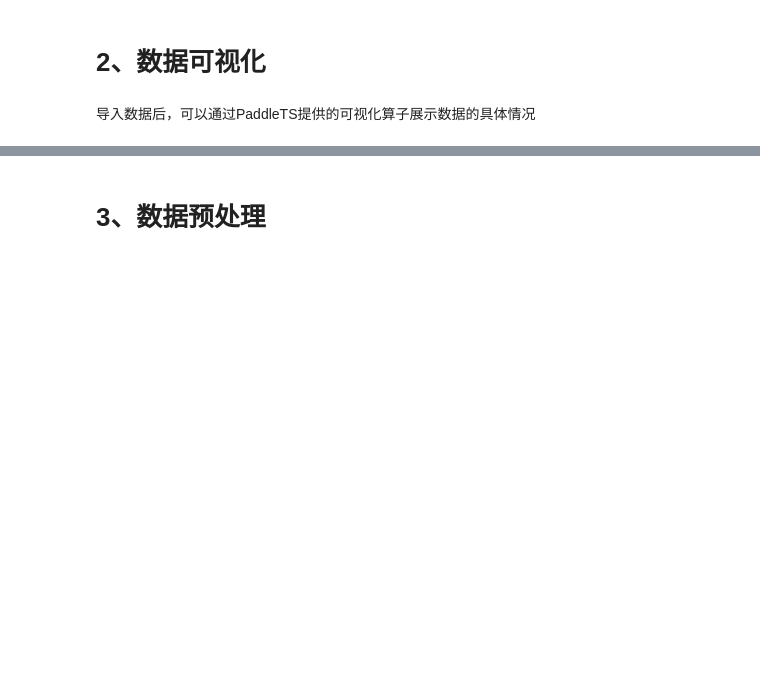
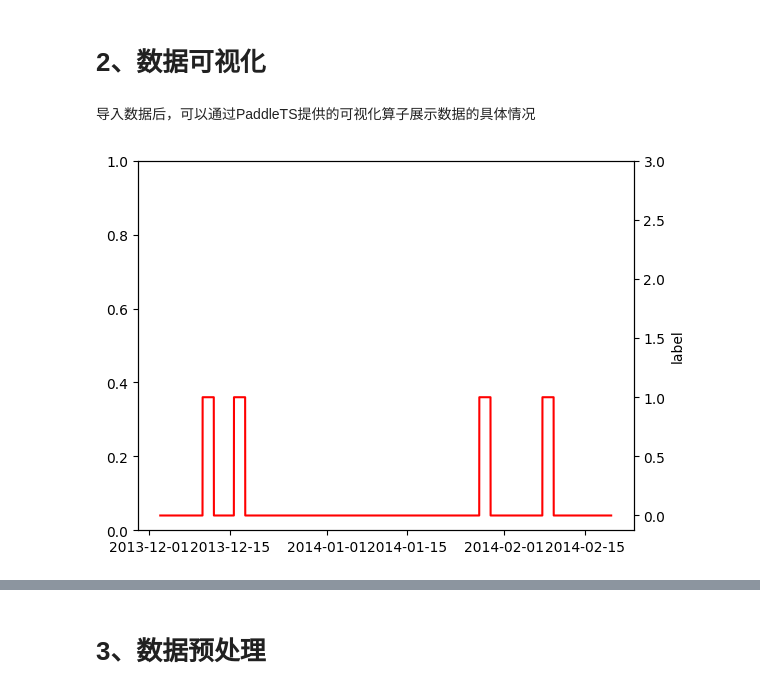
Before and after one commit to PaddlePaddle/PaddleTS, a Jupyter notebook: examples/anomaly_example.ipynb, the cells around one changed output, grey strips where cells are left out. Saved outputs shown, nothing was run; the diff lists cells and outputs as text; code cells hidden in the pictures; blank space fills up the shorter version.

```diff
--- a/examples/anomaly_example.ipynb
+++ b/examples/anomaly_example.ipynb
@@ -45,6 +48,11 @@ timestamp
 # 2、数据可视化
 # %% [markdown]
 导入数据后，可以通过PaddleTS提供的可视化算子展示数据的具体情况
+# %%
+from paddlets.utils import plot_anoms
+plot_anoms(ts_data, feature_name='value')
+# %% [output]
+[figure, added]
 # %%
 #导入可视化算子
 from paddlets.utils.utils import plot_anoms
```
Also changed, not shown: parts of 8 cells of this notebook, 17 other files.
